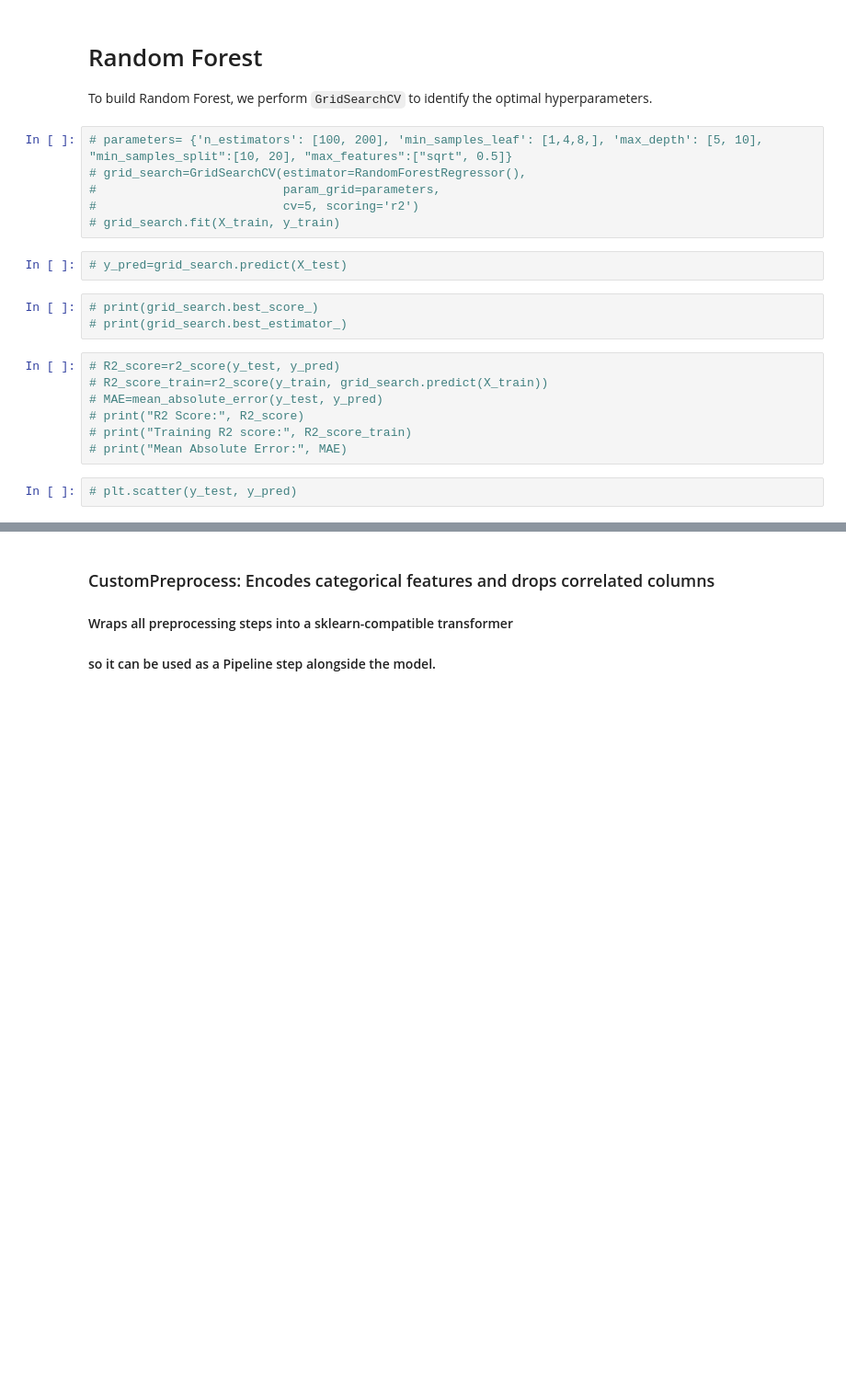
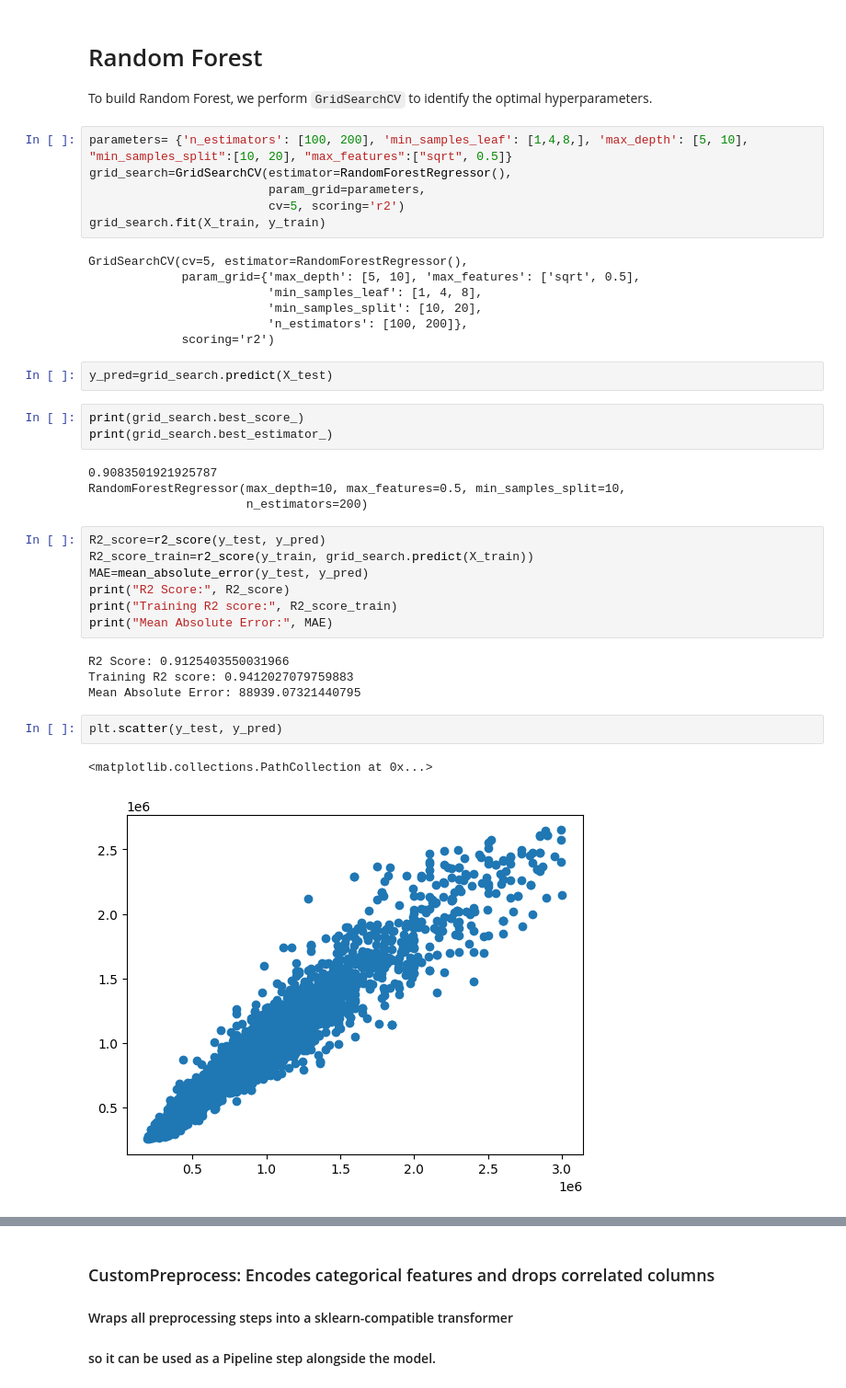
Before and after one commit to Sejal-Babel/polish-apartment-price-prediction, a Jupyter notebook: Model_pipeline.ipynb, the cells around one changed output, grey strips where cells are left out. Shown at 92% size. Cells and saved outputs as stored; diff of their text form; blank space fills up the shorter version.

````diff
--- a/Model_pipeline.ipynb
+++ b/Model_pipeline.ipynb
@@ -301,23 +295,41 @@ plt.scatter(y_train, regressor_tree.predict(X_train), color="lightblue")
 # Random Forest
 To build Random Forest, we perform ```GridSearchCV``` to identify the optimal hyperparameters.
 # %%
-# parameters= {'n_estimators': [100, 200], 'min_samples_leaf': [1,4,8,], 'max_depth': [5, 10], "min_samples_split":[10, 20], "max_features":["sqrt", 0.5]}
-# grid_search=GridSearchCV(estimator=RandomForestRegressor(),
-#                          param_grid=parameters,
-#                          cv=5, scoring='r2')
-# grid_search.fit(X_train, y_train)
+parameters= {'n_estimators': [100, 200], 'min_samples_leaf': [1,4,8,], 'max_depth': [5, 10], "min_samples_split":[10, 20], "max_features":["sqrt", 0.5]}
+grid_search=GridSearchCV(estimator=RandomForestRegressor(),
+                         param_grid=parameters,
+                         cv=5, scoring='r2')
+grid_search.fit(X_train, y_train)
+# %% [output]
+GridSearchCV(cv=5, estimator=RandomForestRegressor(),
+             param_grid={'max_depth': [5, 10], 'max_features': ['sqrt', 0.5],
+                         'min_samples_leaf': [1, 4, 8],
+                         'min_samples_split': [10, 20],
+                         'n_estimators': [100, 200]},
+             scoring='r2')
 # %%
-# y_pred=grid_search.predict(X_test)
+y_pred=grid_search.predict(X_test)
 # %%
-# print(grid_search.best_score_)
-# print(grid_search.best_estimator_)
+print(grid_search.best_score_)
+print(grid_search.best_estimator_)
+# %% [output]
+0.9083501921925787
+RandomForestRegressor(max_depth=10, max_features=0.5, min_samples_split=10,
+                      n_estimators=200)
 # %%
-# R2_score=r2_score(y_test, y_pred)
-# R2_score_train=r2_score(y_train, grid_search.predict(X_train))
-# MAE=mean_absolute_error(y_test, y_pred)
-# print("R2 Score:", R2_score)
-# print("Training R2 score:", R2_score_train)
-# print("Mean Absolute Error:", MAE)
+R2_score=r2_score(y_test, y_pred)
+R2_score_train=r2_score(y_train, grid_search.predict(X_train))
+MAE=mean_absolute_error(y_test, y_pred)
+print("R2 Score:", R2_score)
+print("Training R2 score:", R2_score_train)
+print("Mean Absolute Error:", MAE)
+# %% [output]
+R2 Score: 0.9125403550031966
+Training R2 score: 0.9412027079759883
+Mean Absolute Error: 88939.07321440795
 # %%
-# plt.scatter(y_test, y_pred)
+plt.scatter(y_test, y_pred)
+# %% [output]
+<matplotlib.collections.PathCollection at 0x...>
+[figure, added]
 # %%
````
Also changed, not shown: parts of 9 cells of this notebook, 1 other file.
